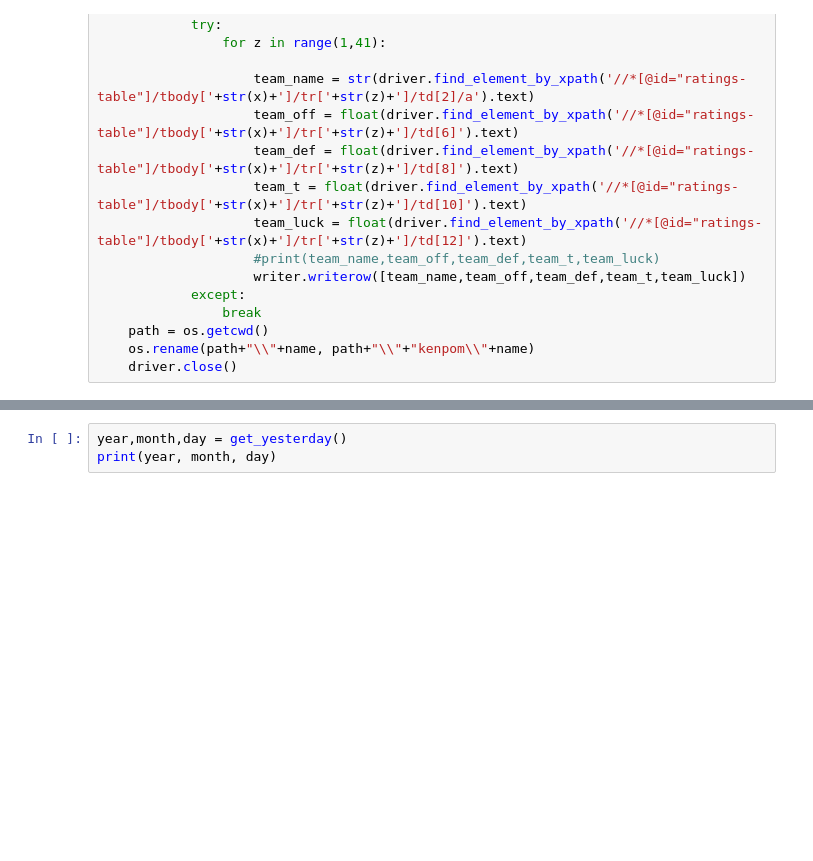
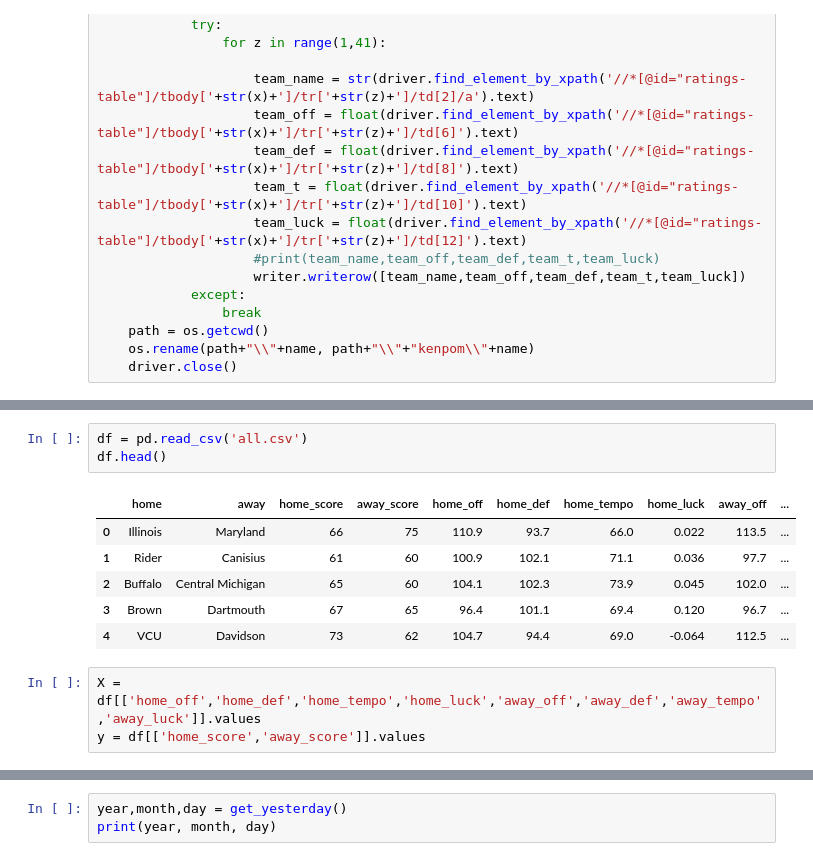
Before and after one commit to tarik0219/college_basketball, a Jupyter notebook: Ken_Pom_ML.ipynb, the cells around one changed output, grey strips where cells are left out. Drawn from its saved outputs; the diff is of its cells as text; blank space fills up the shorter version.

```diff
--- a/Ken_Pom_ML.ipynb
+++ b/Ken_Pom_ML.ipynb
@@ -154,0 +301,13 @@ def score_kenmpom(year,month,day):
+# %%
+df = pd.read_csv('all.csv')
+df.head()
+# %% [output]
+|  | home | away | home_score | away_score | home_off | home_def | home_tempo | home_luck | away_off | ... |
+| 0 | Illinois | Maryland | 66 | 75 | 110.9 | 93.7 | 66.0 | 0.022 | 113.5 | ... |
+| 1 | Rider | Canisius | 61 | 60 | 100.9 | 102.1 | 71.1 | 0.036 | 97.7 | ... |
+| 2 | Buffalo | Central Michigan | 65 | 60 | 104.1 | 102.3 | 73.9 | 0.045 | 102.0 | ... |
+| 3 | Brown | Dartmouth | 67 | 65 | 96.4 | 101.1 | 69.4 | 0.120 | 96.7 | ... |
+| 4 | VCU | Davidson | 73 | 62 | 104.7 | 94.4 | 69.0 | -0.064 | 112.5 | ... |
+# %%
+X = df[['home_off','home_def','home_tempo','home_luck','away_off','away_def','away_tempo','away_luck']].values
+y = df[['home_score','away_score']].values
```
Also changed, not shown: parts of 21 cells of this notebook, 42 other files.
